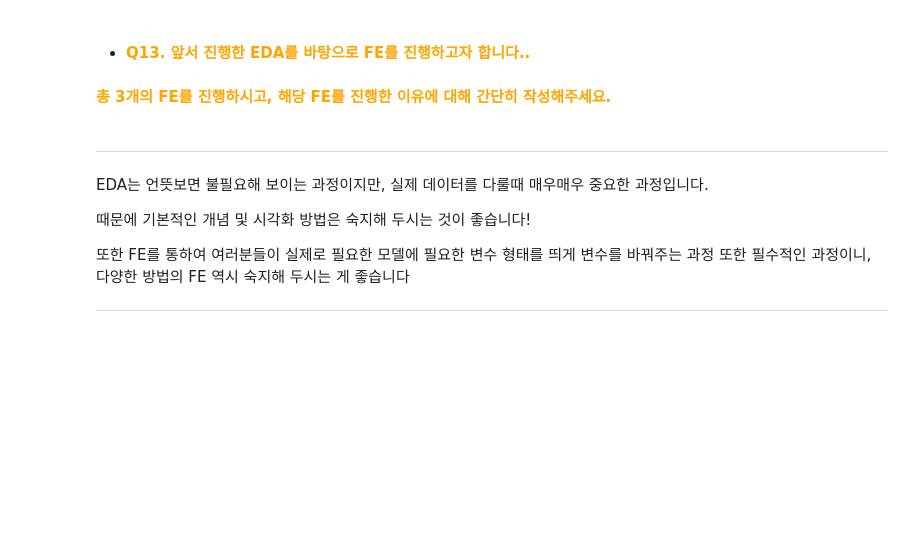
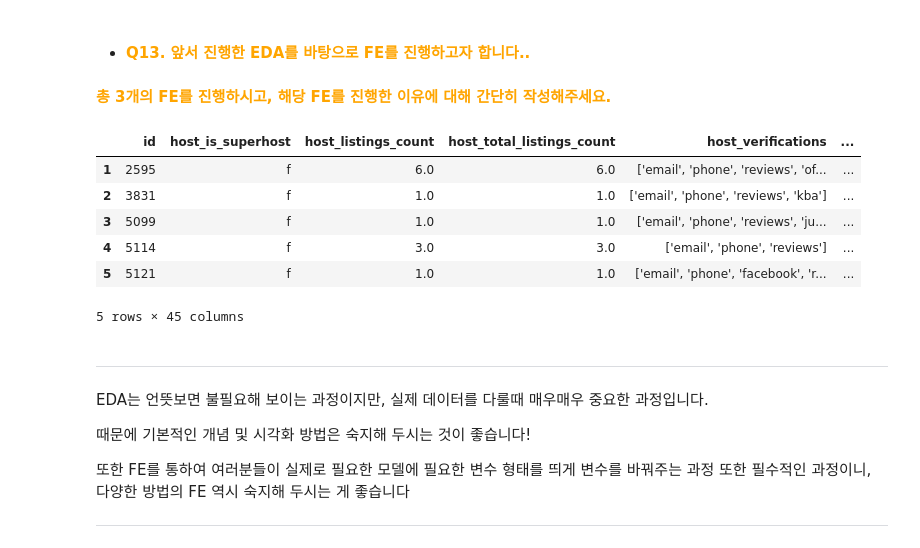
Before and after one commit to smthswt/ybigta_assignments_hhk, a Jupyter notebook: 7.EDA,FE/EDA_FE 과제.ipynb, the cells around one changed output. Saved outputs shown, nothing was run; the diff lists cells and outputs as text; code cells hidden in the pictures; blank space fills up the shorter version.

```diff
--- a/7.EDA,FE/EDA_FE 과제.ipynb
+++ b/7.EDA,FE/EDA_FE 과제.ipynb
@@ -362,0 +357,10 @@ for column in df.columns:
+# %%
+display(df.head())
+# %% [output]
+|  | id | host_is_superhost | host_listings_count | host_total_listings_count | host_verifications | ... |
+| 1 | 2595 | f | 6.0 | 6.0 | ['email', 'phone', 'reviews', 'of... | ... |
+| 2 | 3831 | f | 1.0 | 1.0 | ['email', 'phone', 'reviews', 'kba'] | ... |
+| 3 | 5099 | f | 1.0 | 1.0 | ['email', 'phone', 'reviews', 'ju... | ... |
+| 4 | 5114 | f | 3.0 | 3.0 | ['email', 'phone', 'reviews'] | ... |
+| 5 | 5121 | f | 1.0 | 1.0 | ['email', 'phone', 'facebook', 'r... | ... |
+5 rows × 45 columns
```
Also changed, not shown: parts of 7 cells of this notebook.
